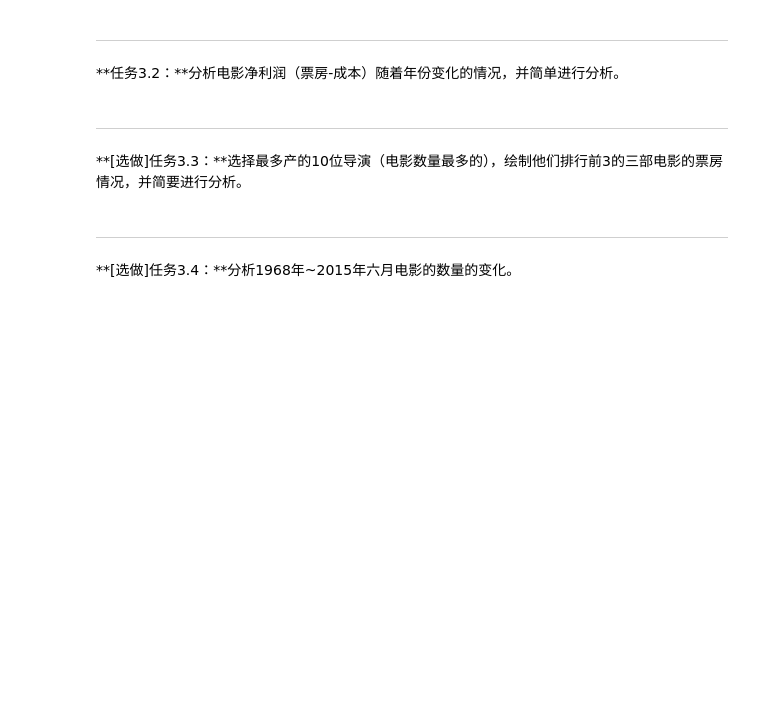
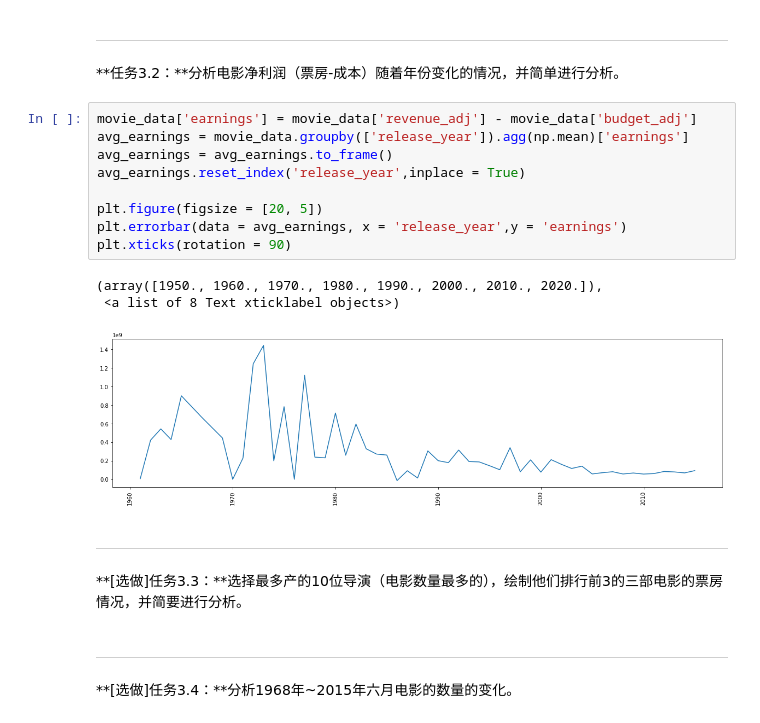
Before and after one commit to corwien/AIPND-cn-master, a Jupyter notebook: P2_Explore_Movie_Dataset/Explore Movie Dataset.ipynb, the cells around one changed output. Cells and saved outputs as stored; diff of their text form; blank space fills up the shorter version.

```diff
--- a/P2_Explore_Movie_Dataset/Explore Movie Dataset.ipynb
+++ b/P2_Explore_Movie_Dataset/Explore Movie Dataset.ipynb
@@ -212,6 +225,19 @@ Name: popularity, Length: 1340, dtype: float64
 # %% [markdown]
 ---
 **任务3.2：**分析电影净利润（票房-成本）随着年份变化的情况，并简单进行分析。
+# %%
+movie_data['earnings'] = movie_data['revenue_adj'] - movie_data['budget_adj']
+avg_earnings = movie_data.groupby(['release_year']).agg(np.mean)['earnings']
+avg_earnings = avg_earnings.to_frame()
+avg_earnings.reset_index('release_year',inplace = True)
+
+plt.figure(figsize = [20, 5])
+plt.errorbar(data = avg_earnings, x = 'release_year',y = 'earnings')
+plt.xticks(rotation = 90)
+# %% [output]
+(array([1950., 1960., 1970., 1980., 1990., 2000., 2010., 2020.]),
+ <a list of 8 Text xticklabel objects>)
+[figure, added]
 # %% [markdown]
 ---
 
```
Also changed, not shown: parts of 2 cells of this notebook.
